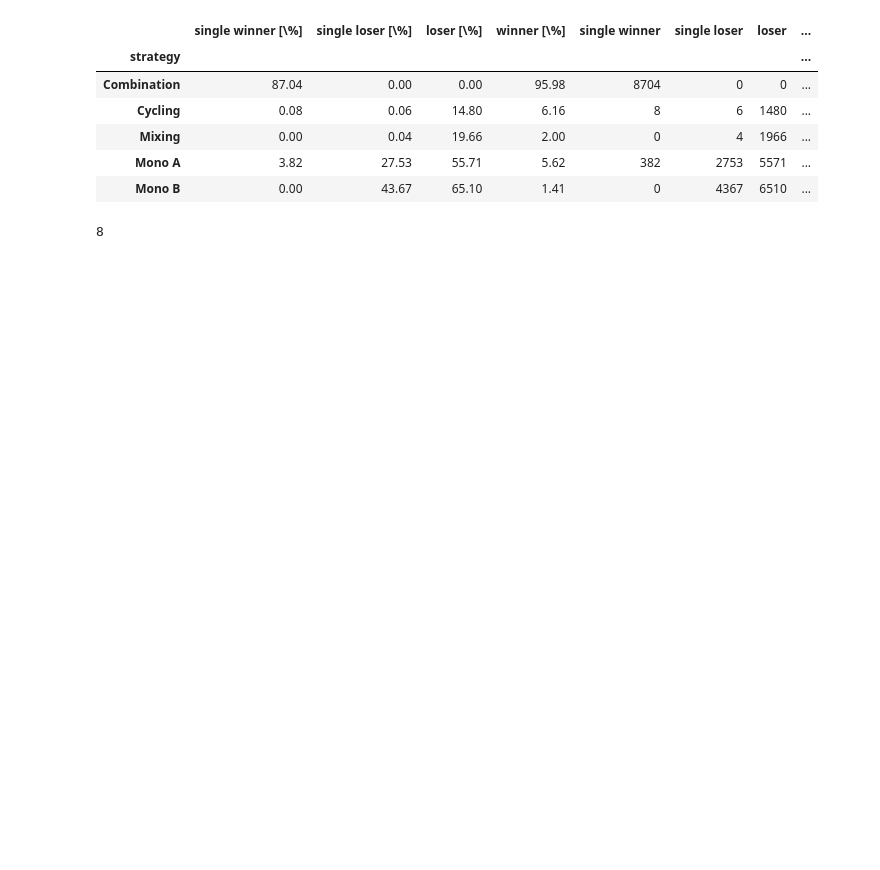
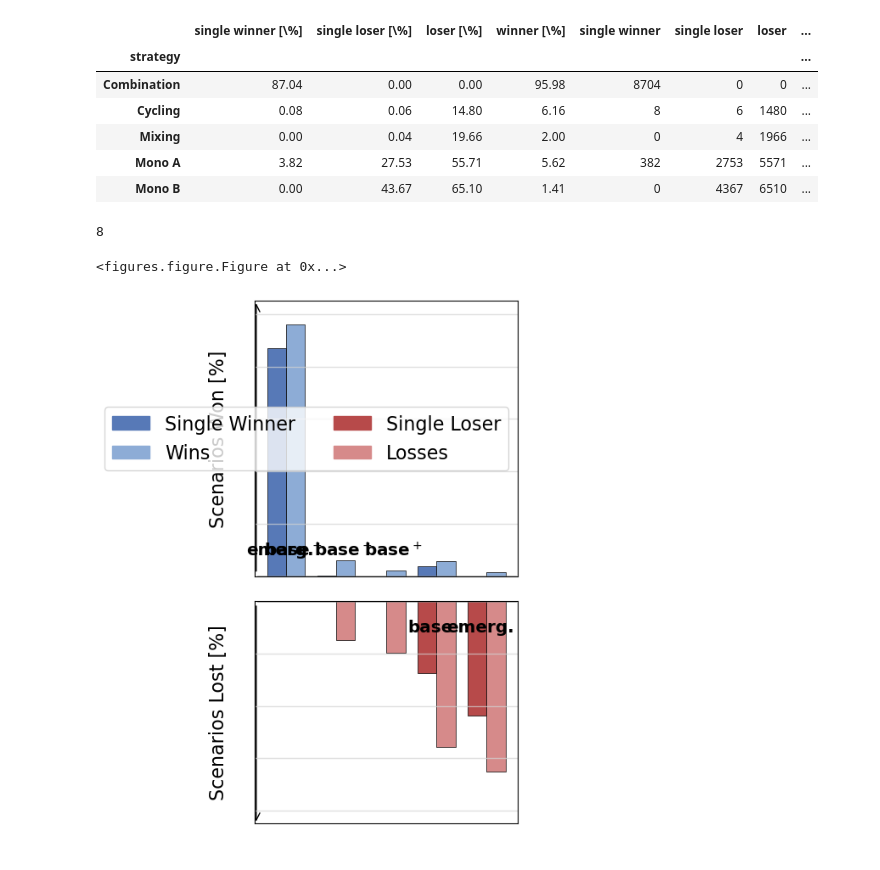
Before and after one commit to mmuetter/tsplasmid, a Jupyter notebook: JupyterScripts/07di_Sensitivity_Significance_Counter_clean_no_preex.ipynb, the cells around one changed output. Saved outputs shown, nothing was run; the diff lists cells and outputs as text; code cells hidden in the pictures; blank space fills up the shorter version.

```diff
--- a/JupyterScripts/07di_Sensitivity_Significance_Counter_clean_no_preex.ipynb
+++ b/JupyterScripts/07di_Sensitivity_Significance_Counter_clean_no_preex.ipynb
@@ -120,3 +120,26 @@ results_df
 insignificant
 # %% [output]
 8
+# %%
+from figures import Figure, styles
+import matplotlib as mpl
+
+mpl.rcParams['text.usetex'] = False
+
+presentation = Figure(styles["presentation"])
+presentation.add_folder("/Users/malte/Documents/Meetings/Smiddy")
+presentation
+# %% [output]
+<figures.figure.Figure at 0x...>
+# %%
+WandL = WinsAndLosses(results_rel, path, colors, fontsize=16, axes_label_fontsize=16, y_label_x = -.1)
+WandL.add_exp_results(exp_results)
+WandL.plot(title = "no preexisting double resistance", legend = True)
+presentation.apply_style(WandL.axs[0])
+presentation.apply_style(WandL.axs[1])
+WandL.axs[0].set_title("")
+WandL.axs[0].tick_params(axis='x', which='both', bottom=False, top=False, labelbottom=False)
+plt.savefig("/Users/malte/Documents/Meetings/Smiddy/sensitivity.png", dpi = 300)
+plt.show()
+# %% [output]
+[figure, added]
```
Also changed, not shown: parts of 2 cells of this notebook, 37 other files.
